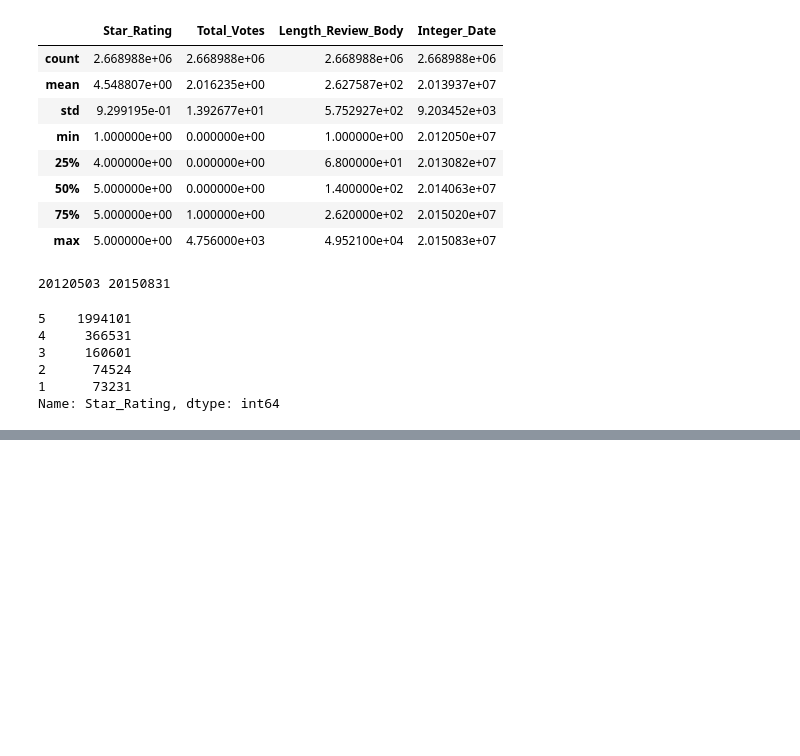
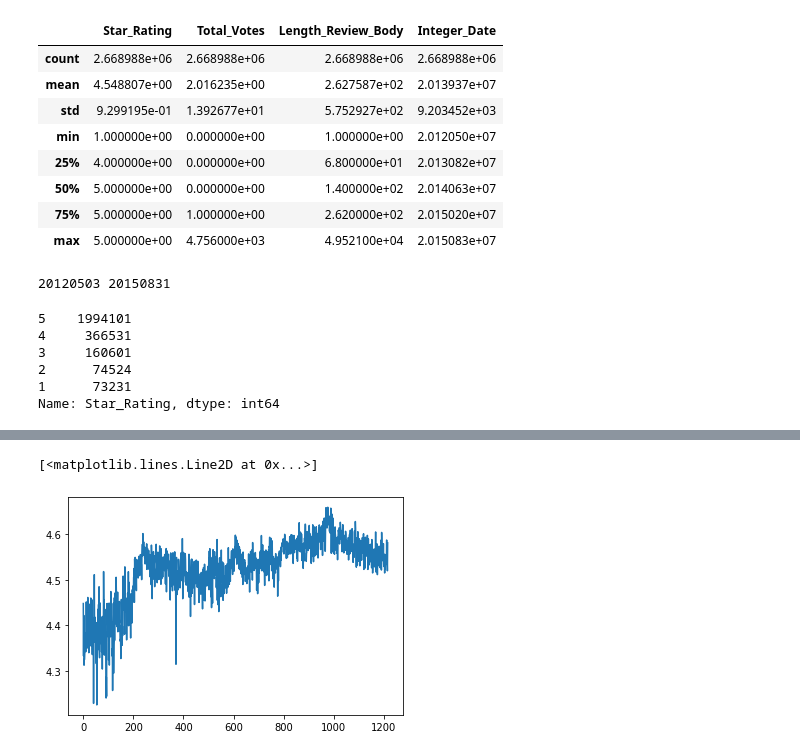
Before and after one commit to TKarlovitzDrexel/DSCI591_ACRSent, a Jupyter notebook: part1_book_SDA.ipynb, the cells around one changed output, grey strips where cells are left out. Drawn from its saved outputs; the diff is of its cells as text; code cells hidden in the pictures; blank space fills up the shorter version.

```diff
--- a/part1_book_SDA.ipynb
+++ b/part1_book_SDA.ipynb
@@ -82,0 +84,5 @@ plt.plot(star_by_date['Integer_Date'], star_by_date['Star_Rating'])
+# %%
+plt.plot(star_by_date['Star_Rating']) # can look more into why it seems to flow up and down on the ratings of reviews
+# %% [output]
+[<matplotlib.lines.Line2D at 0x...>]
+[figure, added]
```
Also changed, not shown: parts of 5 cells of this notebook.
